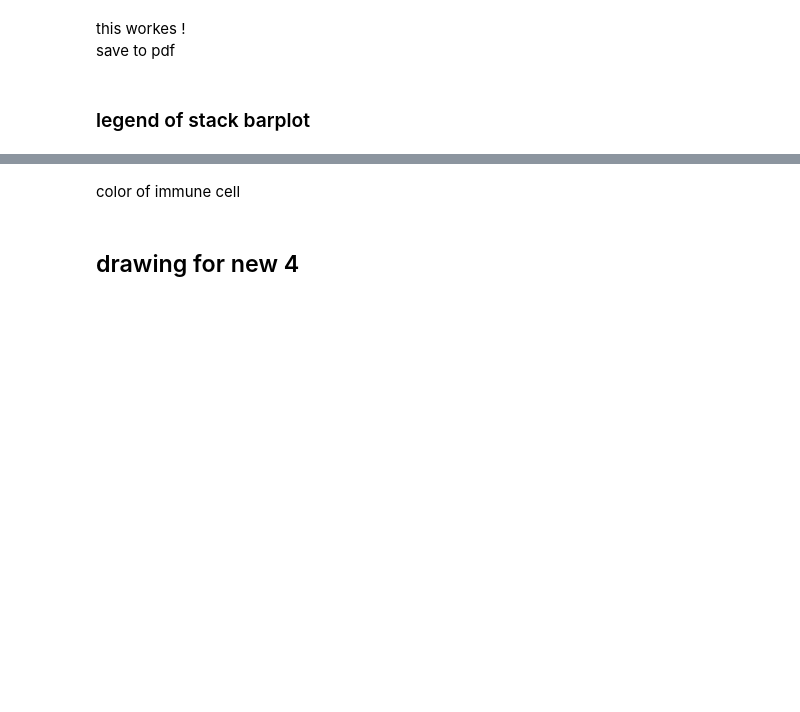
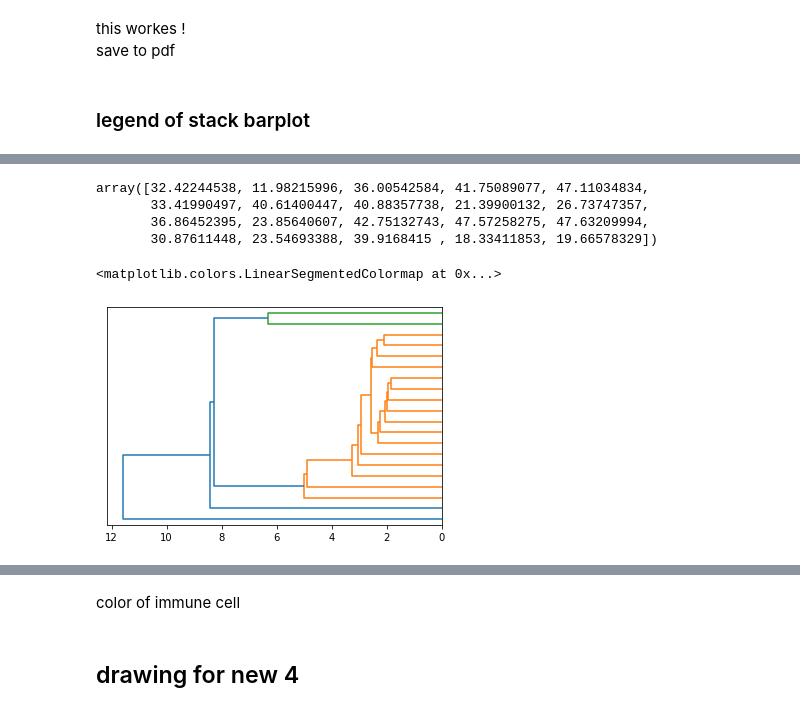
Before and after one commit to oZwZo/pan-cancer-leukocyte, a Jupyter notebook: leukocyte/plot_and_table.ipynb, the cells around one changed output, grey strips where cells are left out. Drawn from its saved outputs; the diff is of its cells as text; code cells hidden in the pictures; blank space fills up the shorter version.

```diff
--- a/leukocyte/plot_and_table.ipynb
+++ b/leukocyte/plot_and_table.ipynb
@@ -109,0 +188,11 @@ time.struct_time(tm_year=2020, tm_mon=8, tm_mday=13, tm_hour=9, tm_min=47, tm_se
+# %%
+np.sum(Z_data,axis=1)
+# %% [output]
+array([32.42244538, 11.98215996, 36.00542584, 41.75089077, 47.11034834,
+       33.41990497, 40.61400447, 40.88357738, 21.39900132, 26.73747357,
+       36.86452395, 23.85640607, 42.75132743, 47.57258275, 47.63209994,
+       30.87611448, 23.54693388, 39.9168415 , 18.33411853, 19.66578329])
+# %%
+cm.YlGn
+# %% [output]
+<matplotlib.colors.LinearSegmentedColormap at 0x...>
@@ -109,0 +207,4 @@ time.struct_time(tm_year=2020, tm_mon=8, tm_mday=13, tm_hour=9, tm_min=47, tm_se
+# %%
+tree = dendrogram(Z,p=13,truncate_mode='level',no_labels=True,distance_sort=True,orientation='left')
+# %% [output]
+[figure, added]
```
Also changed, not shown: parts of 37 cells of this notebook, 26 other files.
